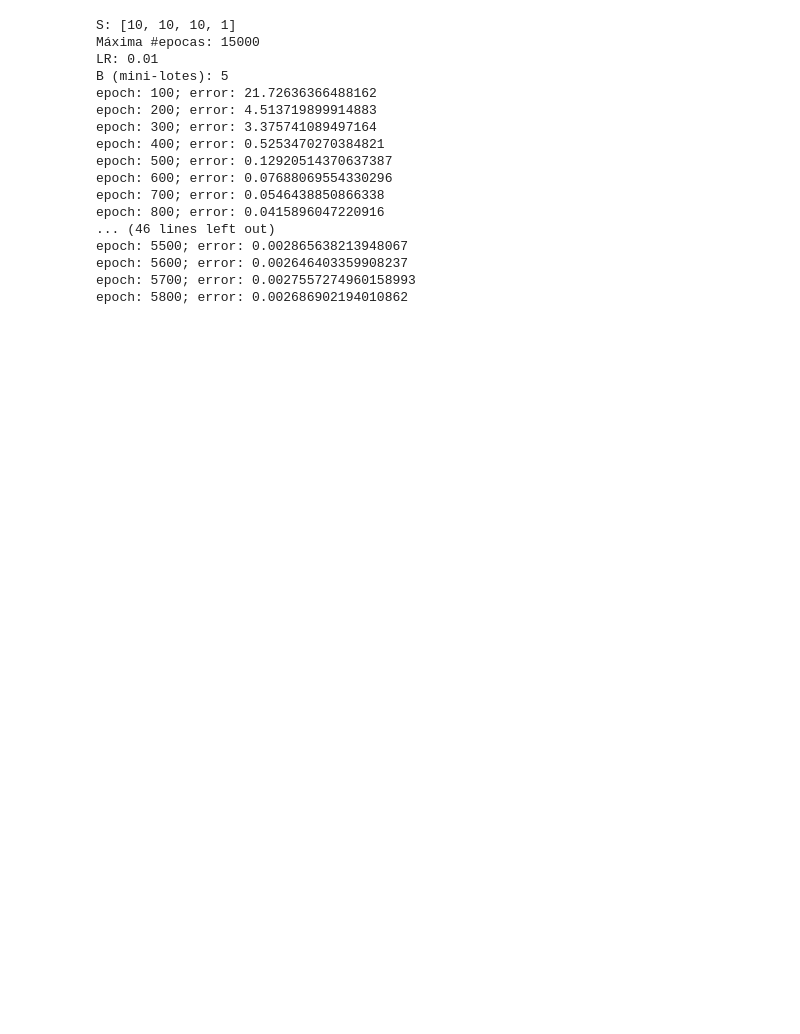
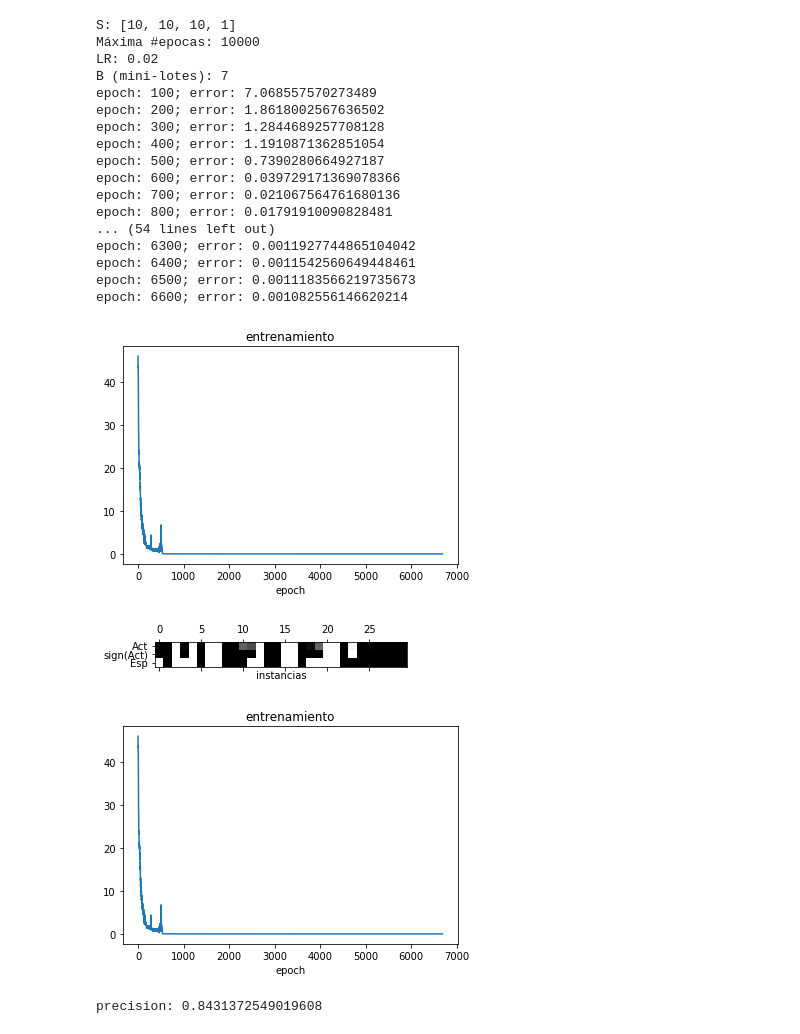
Before and after one commit to joaconafta/RedNeu-TP1, a Jupyter notebook: exp_ej1.ipynb, the cells around one changed output. Drawn from its saved outputs; the diff is of its cells as text; code cells hidden in the pictures; blank space fills up the shorter version.

```diff
--- a/exp_ej1.ipynb
+++ b/exp_ej1.ipynb
@@ -376,27 +433,31 @@ epoch: 9900; error: 0.0019589834956873866
 # %%
 errors = model.exp(
     [10, 10, 10, 1],
-    15000,
-    0.01,
-    (0, 300),
-    (300, 410),
-    5
+    10000,
+    0.02,
+    (0, 308),
+    (308, 410),
+    7
 )
 # %% [output]
 S: [10, 10, 10, 1]
-Máxima #epocas: 15000
-LR: 0.01
-B (mini-lotes): 5
-epoch: 100; error: 21.72636366488162
-epoch: 200; error: 4.513719899914883
-epoch: 300; error: 3.375741089497164
-epoch: 400; error: 0.5253470270384821
-epoch: 500; error: 0.12920514370637387
-epoch: 600; error: 0.07688069554330296
-epoch: 700; error: 0.0546438850866338
-epoch: 800; error: 0.0415896047220916
-... (46 lines left out)
-epoch: 5500; error: 0.002865638213948067
-epoch: 5600; error: 0.002646403359908237
-epoch: 5700; error: 0.0027557274960158993
-epoch: 5800; error: 0.002686902194010862
+Máxima #epocas: 10000
+LR: 0.02
+B (mini-lotes): 7
+epoch: 100; error: 7.068557570273489
+epoch: 200; error: 1.8618002567636502
+epoch: 300; error: 1.2844689257708128
+epoch: 400; error: 1.1910871362851054
+epoch: 500; error: 0.7390280664927187
+epoch: 600; error: 0.039729171369078366
+epoch: 700; error: 0.021067564761680136
+epoch: 800; error: 0.01791910090828481
+... (54 lines left out)
+epoch: 6300; error: 0.0011927744865104042
+epoch: 6400; error: 0.0011542560649448461
+epoch: 6500; error: 0.0011183566219735673
+epoch: 6600; error: 0.001082556146620214
+[figure, added]
+[figure, added]
+[figure, added]
+precision: 0.8431372549019608
```
Also changed, not shown: parts of 15 cells of this notebook, 1 other file.
